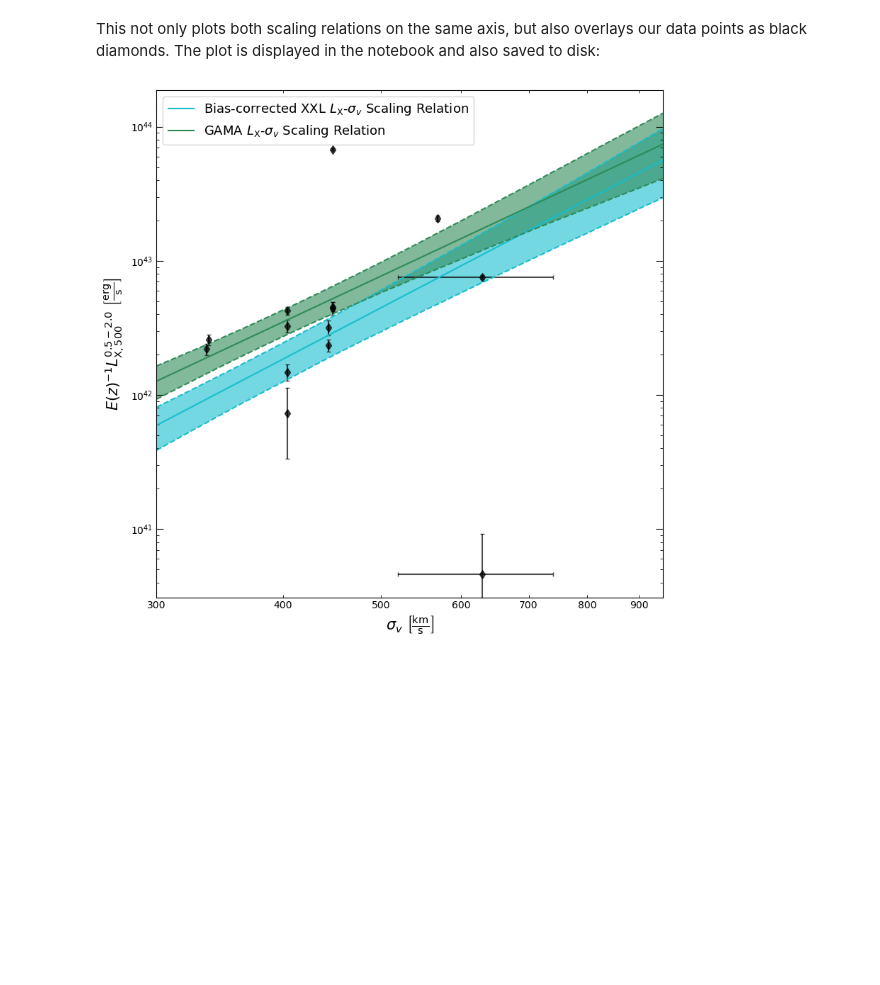
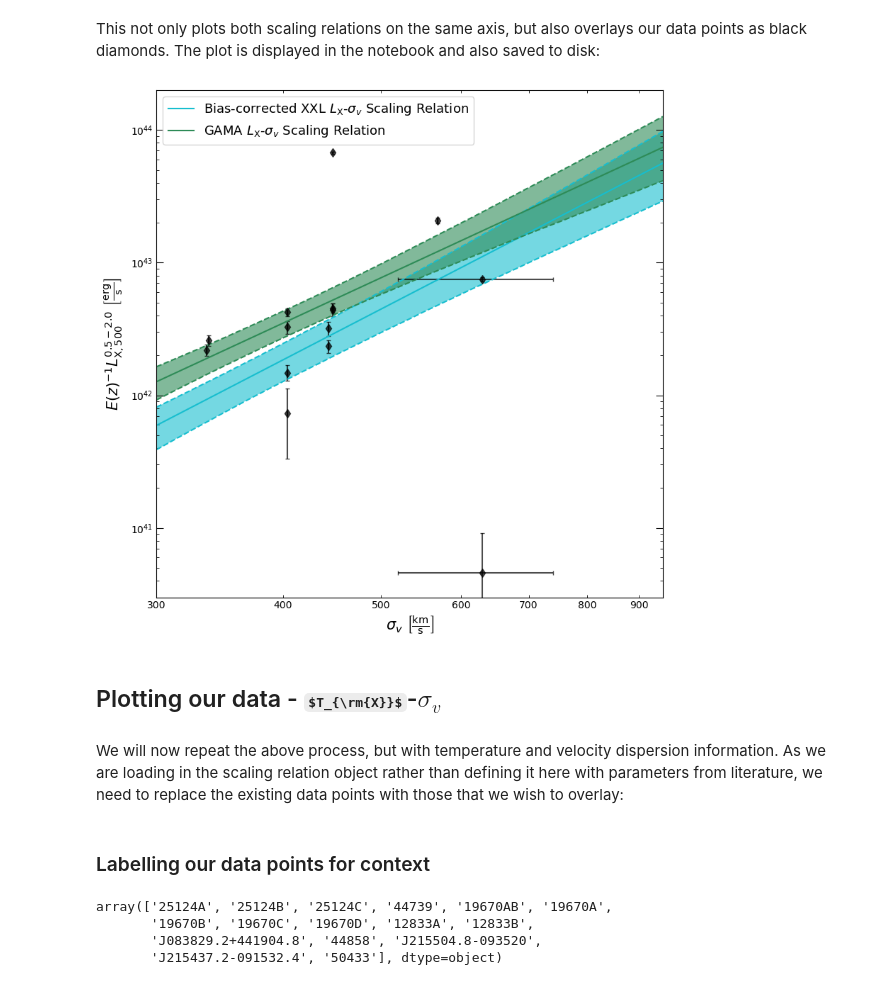
Before and after one commit to DavidT3/OVI_groups, a Jupyter notebook: notebooks/results_analyses/velocity_dispersion_relations.ipynb, the cells around one changed output. Saved outputs shown, nothing was run; the diff lists cells and outputs as text; code cells hidden in the pictures; some formulas as TeX source; blank space fills up the shorter version.

```diff
--- a/notebooks/results_analyses/velocity_dispersion_relations.ipynb
+++ b/notebooks/results_analyses/velocity_dispersion_relations.ipynb
@@ -166,12 +185,17 @@ This not only plots both scaling relations on the same axis, but also overlays o
 # %%
 # We redefine the author to trick the automatic visualisation maker into making better labels - this will
 #  be less cheesy in a future version of XGA
 xxl_lsig.author = 'XGA'
 gama_lsig.author = 'XGA'
-(xxl_lsig + gama_lsig).view(x_lims=Quantity([300, 950], 'km/s'), data_colour_list=['black', 'none'],
+(xxl_lsig + gama_lsig).view(x_lims=Quantity([300, 950], 'km/s'), y_lims=Quantity([3e+40, 2e+44], 'erg/s'),
+                            data_colour_list=['black', 'none'],
                             data_shape_list=['d', 'x'], conf_level=68, figsize=(8.2, 8), plot_title="",
                             save_path="../../outputs/figures/xxl_gama_veldisp_lx_comp.pdf")
 xxl_lsig.author = 'Giles et al.'
 gama_lsig.author = 'Giles et al.'
 # %% [output]
-[figure, old version]
+[figure, new version]
+# %% [markdown]
+## Plotting our data - $T_{\rm{X}}$-$\sigma_{v}$
+# %% [markdown]
+We will now repeat the above process, but with temperature and velocity dispersion information. As we are loading in the scaling relation object rather than defining it here with parameters from literature, we need to replace the existing data points with those that we wish to overlay:
@@ -177,0 +213,9 @@ gama_lsig.author = 'Giles et al.'
+# %% [markdown]
+### Labelling our data points for context
+# %%
+xcs_tx_veldisp.point_names
+# %% [output]
+array(['25124A', '25124B', '25124C', '44739', '19670AB', '19670A',
+       '19670B', '19670C', '19670D', '12833A', '12833B',
+       'J083829.2+441904.8', '44858', 'J215504.8-093520',
+       'J215437.2-091532.4', '50433'], dtype=object)
```
Also changed, not shown: parts of 14 cells of this notebook.
